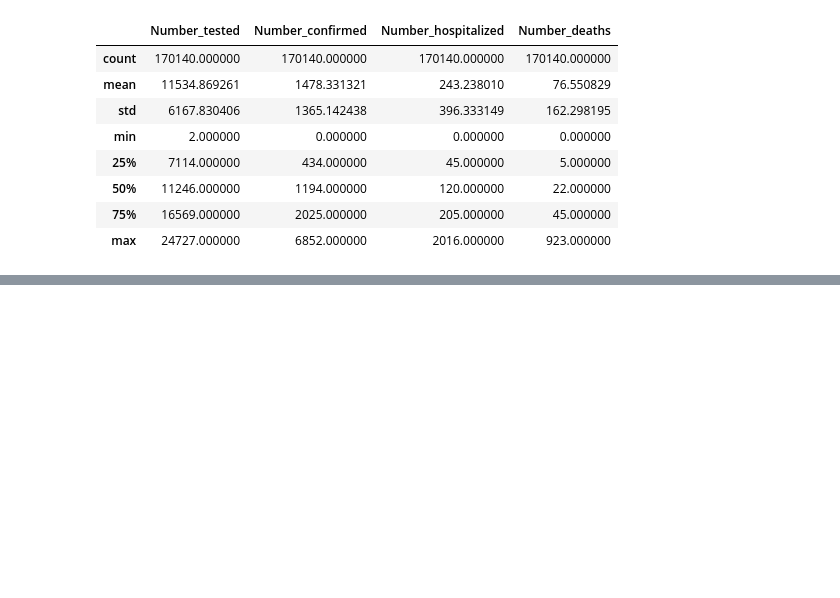
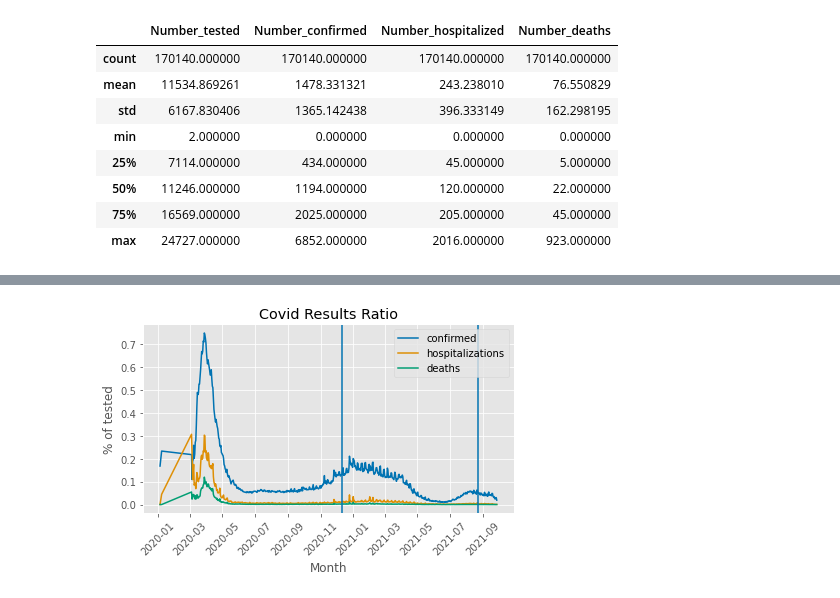
Before and after one commit to INDIG0N/Pfizer_basic_effectiveness_analysis, a Jupyter notebook: project.ipynb, the cells around one changed output, grey strips where cells are left out. Saved outputs shown, nothing was run; the diff lists cells and outputs as text; code cells hidden in the pictures; blank space fills up the shorter version.

Commit message:
made the final table, the graph, and a helper function

```diff
--- a/project.ipynb
+++ b/project.ipynb
@@ -223,0 +130,3 @@ Name: specimen_date, Length: 155507, dtype: datetime64[ns]
+# %%
+final = tests[tests['Number_tested'] >= 10_000]
+final.head()
@@ -223,0 +151,6 @@ Name: specimen_date, Length: 155507, dtype: datetime64[ns]
+# %%
+final = helper.make_ratio(final, 'Number_confirmed', 'Number_tested', 'Confirmed_ratio')
+# %%
+final = helper.make_ratio(final, 'Number_hospitalized', 'Number_tested', 'Hospitalized_ratio')
+# %%
+final = helper.make_ratio(final, 'Number_deaths', 'Number_tested', 'Deaths_ratio')
@@ -223,0 +177,16 @@ Name: specimen_date, Length: 155507, dtype: datetime64[ns]
+# %%
+plt.figure()
+plt.plot(final.index, final['Confirmed_ratio'], label = 'confirmed')
+plt.plot(final.index, final['Hospitalized_ratio'], label = 'hospitalizations')
+plt.plot(final.index, final['Deaths_ratio'], label = 'deaths')
+
+plt.legend()
+plt.ylabel('% of tested')
+plt.xlabel('Month')
+plt.title('Covid Results Ratio')
+plt.axvline(x = pd.to_datetime('12/11/2020'))
+plt.axvline(x = pd.to_datetime('8/23/2021'))
+plt.xticks(rotation = 45)
+plt.tight_layout()
+# %% [output]
+[figure, added]
```
Also changed, not shown: parts of 23 cells of this notebook, 1 other file.
